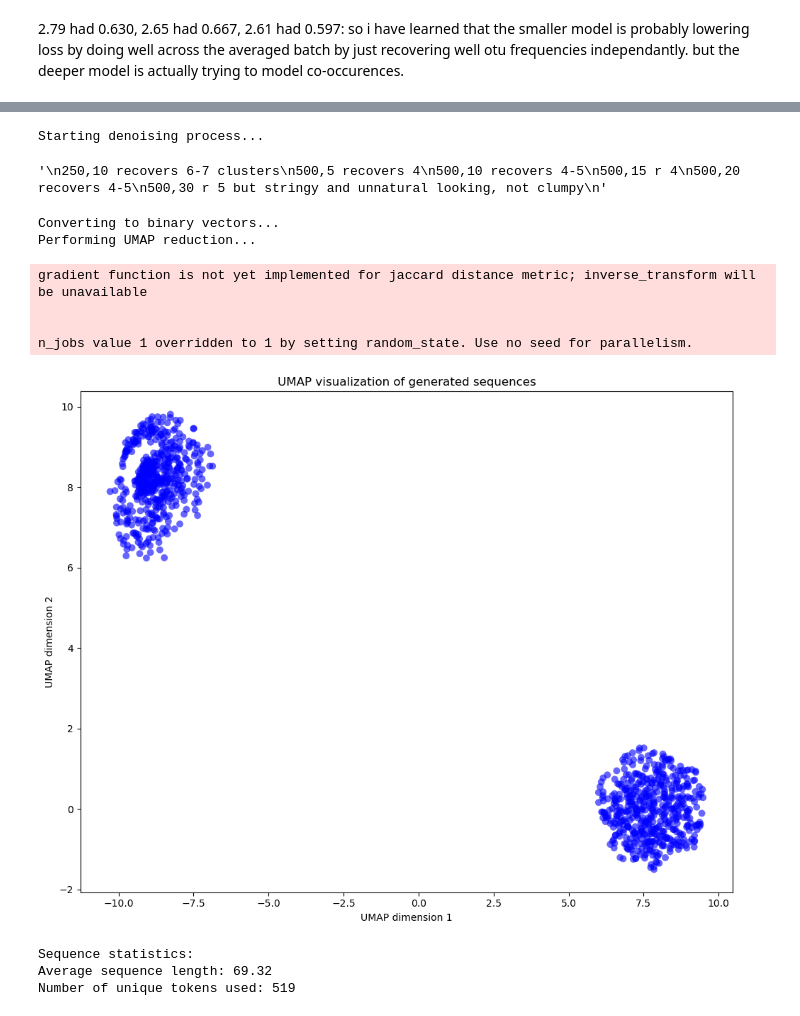
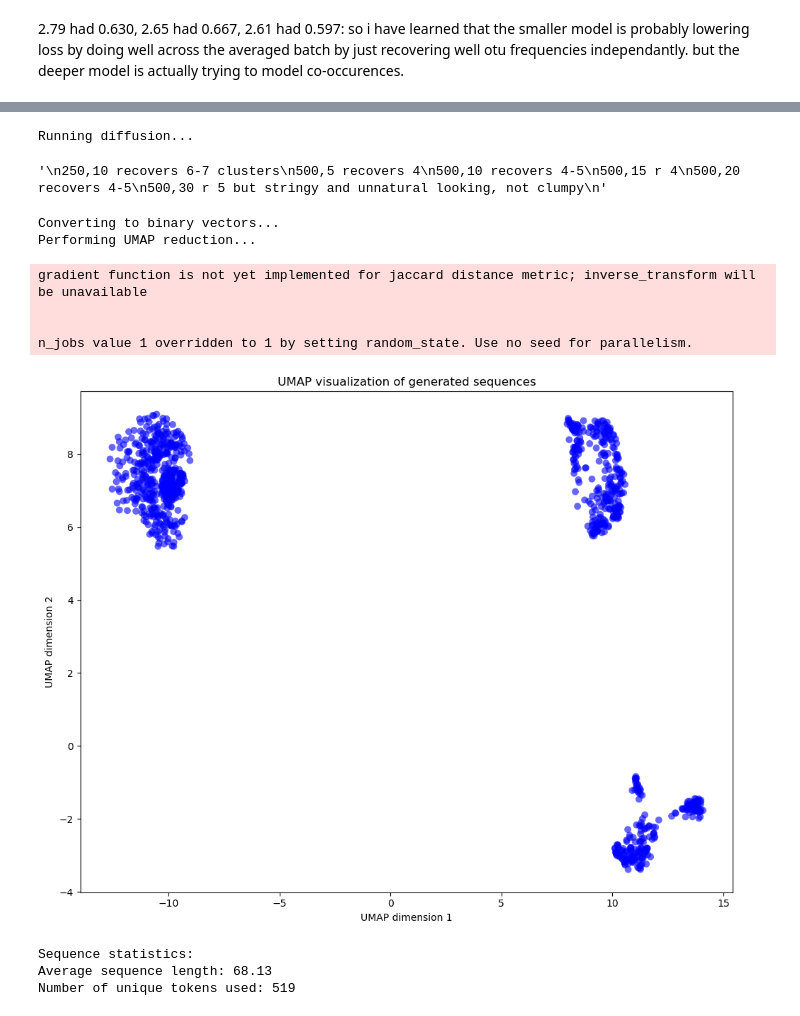
Before and after one commit to the-puzzler/cdcd_hmp, a Jupyter notebook: check_distrubutions.ipynb, the cells around one changed output, grey strips where cells are left out. Cells and saved outputs as stored; diff of their text form; code cells hidden in the pictures.

```diff
--- a/check_distrubutions.ipynb
+++ b/check_distrubutions.ipynb
@@ -54,21 +28,46 @@ KeyError: 'model_args'
+# %%
+checkpoint = torch.load(f"/mnt/mnemo9/mpelus/matlas/cdcd_multi_train/cdcd_hmp/artifacts/best_model_aiicxkad:v0/tmp21qdlph1.pt")
+# Initialize model with the same parameters you showed
+vocab_size = max(max(x) for x in loaded_df['otu_arrays']) + 1
+embed_dim = 96
+num_layers = 4
+num_heads = 12
+dim_feedforward = 28
+num_fourier_features = 4
+
+model = CategoricalScoreDiffusion(
+    vocab_size=vocab_size,
+    embed_dim=embed_dim,
+    num_layers=num_layers,
+    num_heads=num_heads,
+    dim_feedforward=dim_feedforward,
+    num_fourier_features=num_fourier_features
+)
+
+
+model.load_state_dict(checkpoint)
+
+device = 'cuda' if torch.cuda.is_available() else 'cpu'
+# Move model to device
+model = model.to(device)
 # %%
-embed_dim = 64
-num_layers = 10 #5, 6
-num_heads = 4
-dim_feedforward = 64 #32, 64
-num_fourier = 6
 vocab_size = max(max(x) for x in loaded_df['otu_arrays']) + 1
+embed_dim = 96
+num_layers = 4
+num_heads = 12
+dim_feedforward = 28
+num_fourier_features = 4
 model0 = CategoricalScoreDiffusion(
     vocab_size=vocab_size,
     embed_dim=embed_dim,
     num_layers=num_layers,
     num_heads=num_heads,
     dim_feedforward=dim_feedforward,
-    num_fourier_features=num_fourier
+    num_fourier_features=num_fourier_features
 )
-checkpoint = torch.load('/mnt/mnemo9/mpelus/matlas/cdcd_multi_train/cdcd_hmp/artifacts/best_model_h1fpglxm:v0/tmpdlbnh9x3.pt')
+checkpoint = torch.load('/mnt/mnemo9/mpelus/matlas/cdcd_multi_train/cdcd_hmp/best_model.pt')
 
-model0.load_state_dict(checkpoint) #['model_state_dict']
+model0.load_state_dict(checkpoint['model_state_dict']) #['model_state_dict']
 # %% [output]
 You are using `torch.load` with `weights_only=False` (the current default value), which uses the default pickle module implicitly. It is possible to construct malicious pickle data which will execute  ...
 <All keys matched successfully>
@@ -783,5 +795,5 @@ Average Top Probability: 1.0000
 # %%
-generated_sequences_umap = generate_sequences(model0, num_sequences=500, temperature=1, num_steps=5)
+generated_sequences_umap = generate_sequences(model0, num_sequences=500, temperature=1, num_steps=100)
 #It seems that both num sequences and num steps together have an effect. im not sure on the combined function that imroves (could increasing one require
 #increase in the other?)
 """
@@ -793,7 +805,7 @@ generated_sequences_umap = generate_sequences(model0, num_sequences=500, tempera
 500,30 r 5 but stringy and unnatural looking, not clumpy
 """
 # %% [output]
-Starting denoising process...
+Running diffusion...
 '\n250,10 recovers 6-7 clusters\n500,5 recovers 4\n500,10 recovers 4-5\n500,15 r 4\n500,20 recovers 4-5\n500,30 r 5 but stringy and unnatural looking, not clumpy\n'
 # %%
 import umap
@@ -812,7 +824,7 @@ vocab_size = 519  # Adjust this if your vocab size is different
 binary_vectors = np.zeros((1000, vocab_size))
 
 # Convert each sequence to binary vector
-for i, seq in enumerate(generated_sequences): #_umap
+for i, seq in enumerate(generated_sequences_umap): #_umap
     # Create binary vector where 1 indicates presence of token
     unique_tokens = np.unique(seq[seq != 0])  # Ignore padding tokens (0)
     binary_vectors[i, unique_tokens] = 1
@@ -828,34 +840,34 @@ reducer = umap.UMAP(
 )
 embedding = reducer.fit_transform(binary_vectors)
 
 # Create scatter plot
 # Create scatter plot
 plt.figure(figsize=(10, 8))
 plt.scatter(embedding[:, 0], embedding[:, 1],
            alpha=0.6,           # Adjust transparency
            s=50,               # Point
            c='blue',          # Point color
            edgecolor='none')  # No edge color for cleaner look
 
 plt.title('UMAP visualization of generated sequences')
 plt.xlabel('UMAP dimension 1')
 plt.ylabel('UMAP dimension 2')
 
 plt.tight_layout()
 plt.show()
 
 # Print some statistics
 print("\nSequence statistics:")
 print(f"Average sequence length: {np.mean([len(seq[seq != 0]) for seq in generated_sequences]):.2f}")
 print(f"Number of unique tokens used: {len(np.unique(generated_sequences))}")
 # %% [output]
 Converting to binary vectors...
 Performing UMAP reduction...
 gradient function is not yet implemented for jaccard distance metric; inverse_transform will be unavailable
 
 
 n_jobs value 1 overridden to 1 by setting random_state. Use no seed for parallelism.
-[figure, old version]
+[figure, new version]
 Sequence statistics:
-Average sequence length: 69.32
+Average sequence length: 68.13
 Number of unique tokens used: 519
```
Also changed, not shown: parts of 8 cells of this notebook, 3 other files.
